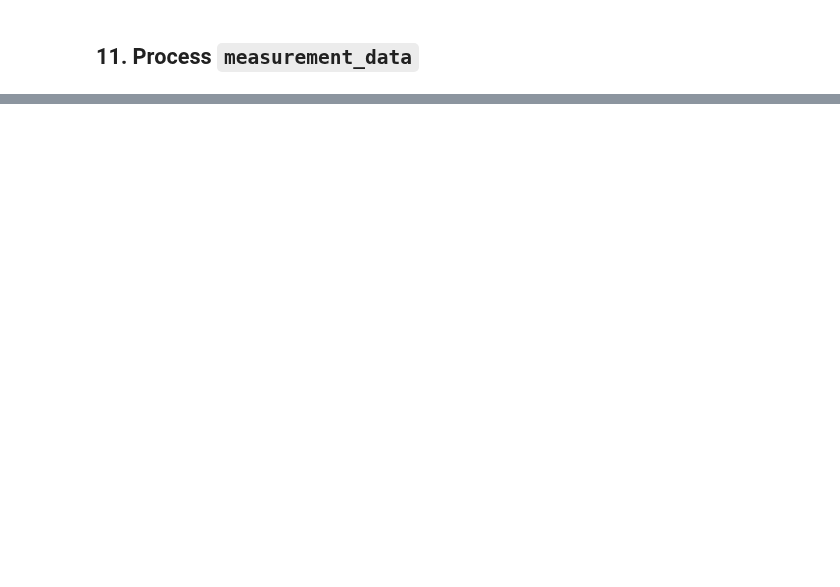
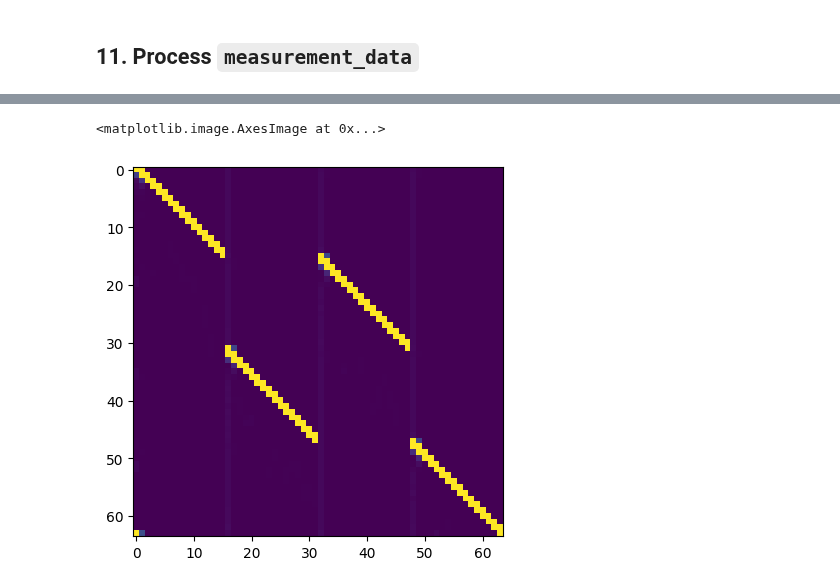
Before and after one commit to JacobTh98/3dIT, a Jupyter notebook: developing.ipynb, the cells around one changed output, grey strips where cells are left out. Cells and saved outputs as stored; diff of their text form; code cells hidden in the pictures; blank space fills up the shorter version.

Commit message:
pot data extraction

```diff
--- a/developing.ipynb
+++ b/developing.ipynb
@@ -642,0 +646,2 @@ import numpy as np
+# %%
+tmp = np.load("measurement_data.npy", allow_pickle=True)
@@ -642,0 +666,21 @@ import numpy as np
+# %%
+single_meas = tmp[0, :]
+# %%
+def extract_potential_vals(
+    single_meas: np.ndarray, ssms: ScioSpecMeasurementSetup
+) -> np.ndarray:
+    n_ch_el = 16  # constant, because each channel has only 16 electrodes.
+    pot_matrix = np.empty((single_meas.shape[0], n_ch_el), dtype=complex)
+    for idx, single_frame in enumerate(single_meas):
+        for el in range(n_ch_el):
+            pot_matrix[idx, el] = single_frame.__dict__[f"ch_{el+1}"]
+
+    pot_matrix = np.reshape(np.concatenate(pot_matrix), newshape=(ssms.n_el, ssms.n_el))
+    return pot_matrix
+# %%
+pot_matrix = extract_potential_vals(single_meas, sciospec_measurement_setup)
+# %%
+plt.imshow(np.abs(pot_matrix))
+# %% [output]
+<matplotlib.image.AxesImage at 0x...>
+[figure, added]
```
Also changed, not shown: parts of 10 cells of this notebook.
